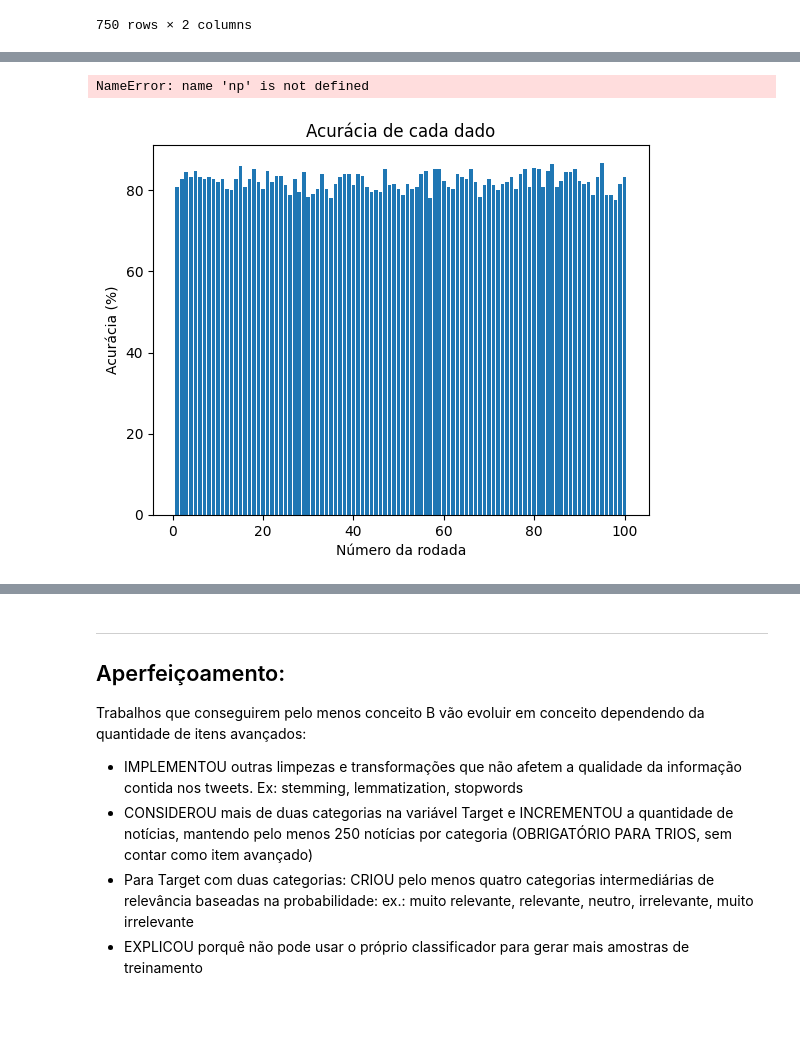
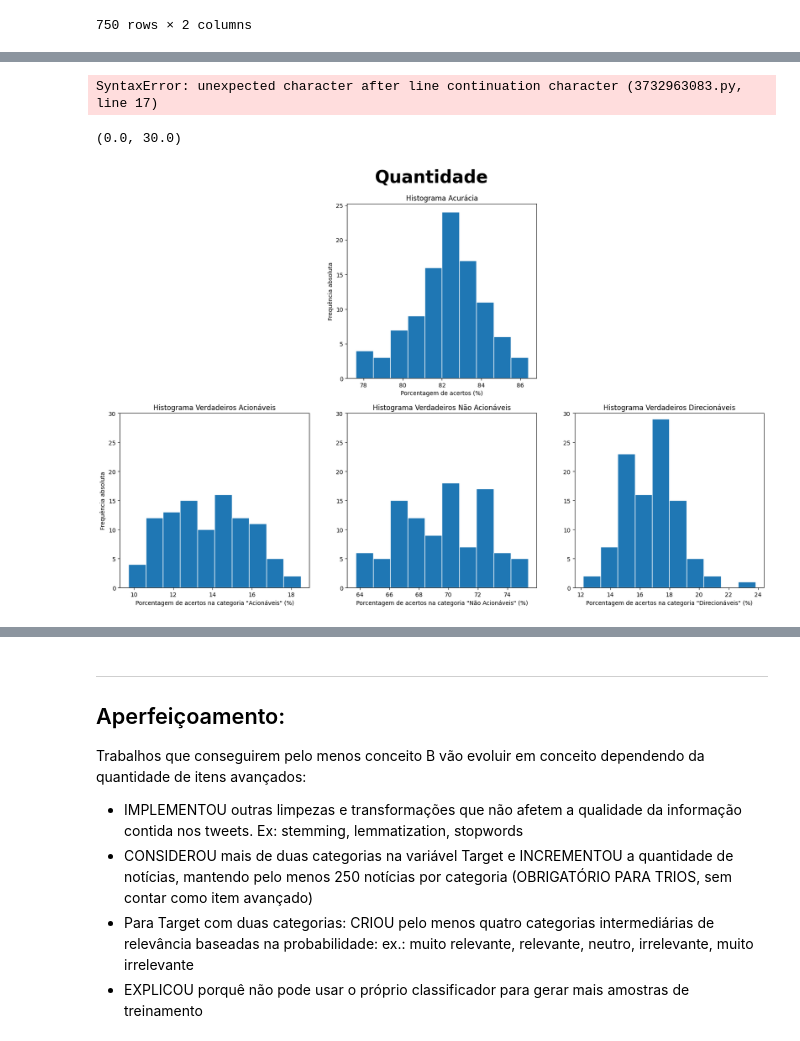
Before and after one commit to carneirogabrielly/C.DadosP1, a Jupyter notebook: #FINALISPACE.ipynb, the cells around one changed output, grey strips where cells are left out. Drawn from its saved outputs; the diff is of its cells as text; code cells hidden in the pictures; blank space fills up the shorter version.

```diff
--- a/#FINALISPACE.ipynb
+++ b/#FINALISPACE.ipynb
@@ -474,49 +474,58 @@ dados_calculados
 100 rows × 7 columns
+# %%
+verdadeiros_acionaveis_normalizado = []
+verdadeiros_naoacionaveis_normalizado = []
+verdadeiros_direcionaveis_normalizado = []
+
+for i in verdadeiros_acionaveis:
+    verdadeiros_acionaveis_norm = verdadeiros_acionaveis[int (i)]/acuracia[int (i)]*100
+    verdadeiros_acionaveis_normalizado.append(verdadeiros_acionaveis_norm)
+
+for i in verdadeiros_naoacionaveis:
+    verdadeiros_naoacionaveis_norm = verdadeiros_naoacionaveis[int (i)]/acuracia[int (i)]*100
+    verdadeiros_naoacionaveis_normalizado.append(verdadeiros_naoacionaveis_norm)
+
+for i in verdadeiros_direcionaveis:
+    verdadeiros_direcionaveis_norm = verdadeiros_direcionaveis[int (i)]/acuracia[int (i)]*100
+    verdadeiros_direcionaveis_normalizado.append(verdadeiros_direcionaveis_norm)
+# %% [output]
+SyntaxError: unexpected character after line continuation character (3732963083.py, line 17)
 # %%
-
-tamanho_fonte = 14
+tamanho_fonte = 30
 peso_fonte = 600
 
 # Histogramas
-plt.figure(figsize=(15, 4))
-plt.suptitle('Quantidade',fontsize=tamanho_fonte, fontweight=peso_fonte, y=1.05)
+plt.figure(figsize=(20, 12))
+plt.suptitle('Quantidade', fontsize=tamanho_fonte, fontweight=peso_fonte, y=0.95)
 
 
 plt.subplot(232) # Janela gráfica com 1 linha, 2 colunas e histograma a seguir é colocado na posição 1
 plt.hist(dados_calculados["Acurácia"], edgecolor='white')
 plt.title("Histograma Acurácia")
 plt.xlabel('Porcentagem de acertos (%)')
 plt.ylabel('Frequência absoluta')
 
 
 plt.subplot(234) # Janela gráfica com 1 linha, 2 colunas e histograma a seguir é colocado na posição 1
-plt.hist(dados_calculados["Verdadeiros Acionáveis"], edgecolor='white')
+plt.hist(dados_calculados["Verdadeiros Acionáveis"]/media_aleatoria*100, edgecolor='white')
 plt.title("Histograma Verdadeiros Acionáveis")
 plt.xlabel('Porcentagem de acertos na categoria "Acionáveis" (%)')
 plt.ylabel('Frequência absoluta')
+plt.ylim(0,30)
 
 plt.subplot(235) # Janela gráfica com 1 linha, 2 colunas e histograma a seguir é colocado na posição 1
-plt.hist(dados_calculados["Verdadeiros Não Acionáveis"], edgecolor='white')
+plt.hist(dados_calculados["Verdadeiros Não Acionáveis"]/media_aleatoria*100, edgecolor='white')
 plt.title("Histograma Verdadeiros Não Acionáveis")
 plt.xlabel('Porcentagem de acertos na categoria "Não Acionáveis" (%)')
+plt.ylim(0,30)
 #plt.ylabel('Frequência absoluta')
 
 plt.subplot(236) # Janela gráfica com 1 linha, 2 colunas e histograma a seguir é colocado na posição 1
-plt.hist(dados_calculados["Verdadeiros Direcionáveis"], edgecolor='white')
+plt.hist(dados_calculados["Verdadeiros Direcionáveis"]/media_aleatoria*100, edgecolor='white')
 plt.title("Histograma Verdadeiros Direcionáveis")
 plt.xlabel('Porcentagem de acertos na categoria "Direcionáveis" (%)')
+plt.ylim(0,30)
 #plt.ylabel('Frequência absoluta')
 # %% [output]
-NameError: name 'np' is not defined
+(0.0, 30.0)
+[figure, added]
-# %%
-#Acurácia de cada um dos 100 dados
-numeros_de_dados = list(range(1, len(acuracia) + 1))
-
-# Crie o gráfico de barras
-plt.bar(numeros_de_dados, acuracia)
-plt.xlabel('Número da rodada')
-plt.ylabel('Acurácia (%)')
-plt.title('Acurácia de cada dado')
-plt.show()
-# %% [output]
-[figure, removed]
```
Also changed, not shown: parts of 7 cells of this notebook, 1 other file.
